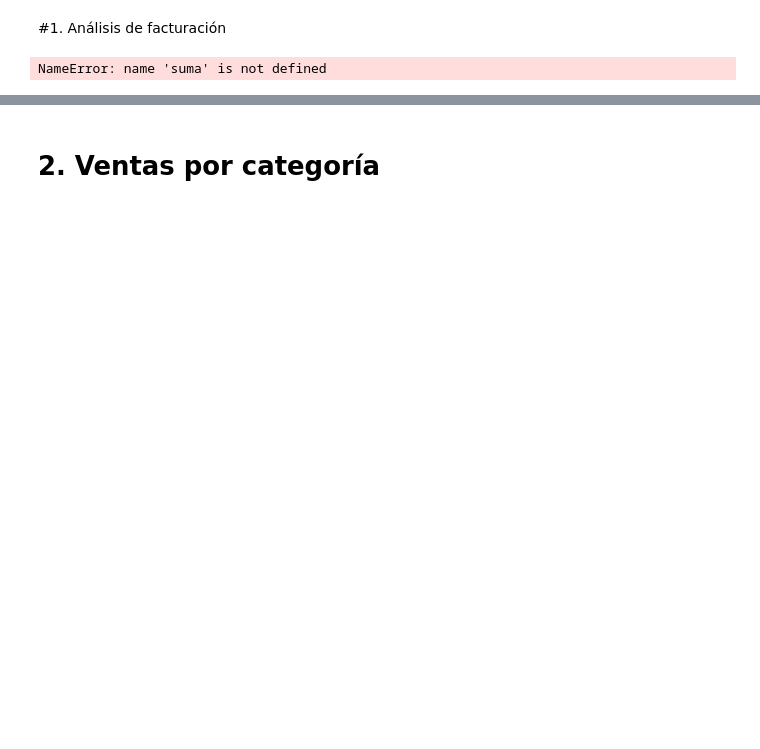
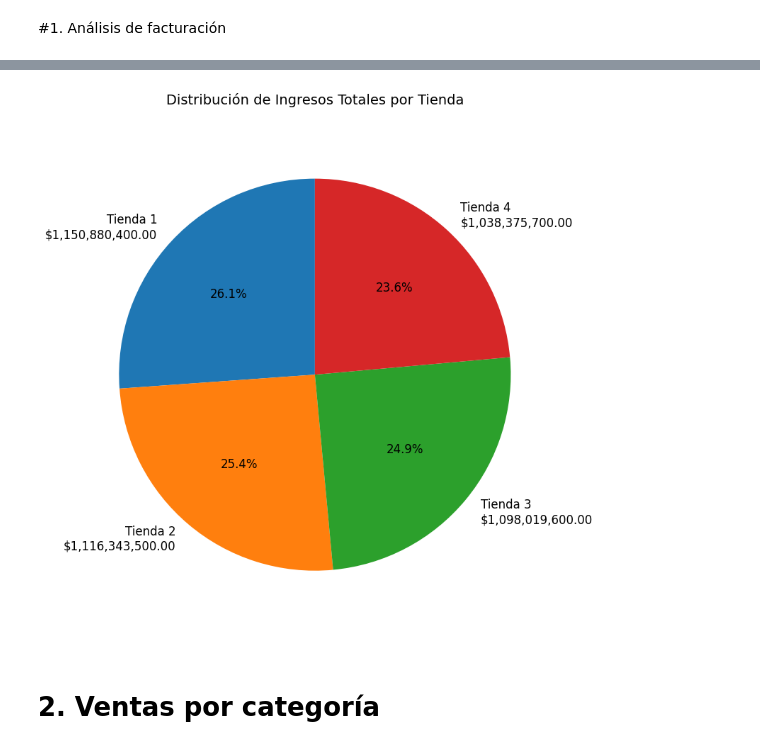
Before and after one commit to 20BaNi00/Amigo-Secreto, a Jupyter notebook: AluraStoreLatam.ipynb, the cells around one changed output, grey strips where cells are left out. Saved outputs shown, nothing was run; the diff lists cells and outputs as text; code cells hidden in the pictures; blank space fills up the shorter version.

```diff
--- a/AluraStoreLatam.ipynb
+++ b/AluraStoreLatam.ipynb
@@ -63,8 +57,0 @@ suma4 = tienda4['Precio'].sum()
-# %%
-lista = ['tienda 1', 'tienda 2', 'tienda 3', 'tienda 4']
-ingreso = [suma, suma2, suma3, suma4]
-
-for i in range(len(lista)):
-  print('Ingreso total de la', lista[i], 'es: $',ingreso[i])
-# %% [output]
-NameError: name 'suma' is not defined
@@ -70,0 +95,64 @@ NameError: name 'suma' is not defined
+# %%
+import pandas as pd
+import matplotlib.pyplot as plt
+
+# ### Importación de datos
+!pip install pandas pyarrow
+!pip install plotly
+!pip install nbformat
+
+url = "https://raw.githubusercontent.com/alura-es-cursos/challenge1-data-science-latam/refs/heads/main/base-de-datos-challenge1-latam/tienda_1%20.csv"
+url2 = "https://raw.githubusercontent.com/alura-es-cursos/challenge1-data-science-latam/refs/heads/main/base-de-datos-challenge1-latam/tienda_2.csv"
+url3 = "https://raw.githubusercontent.com/alura-es-cursos/challenge1-data-science-latam/refs/heads/main/base-de-datos-challenge1-latam/tienda_3.csv"
+url4 = "https://raw.githubusercontent.com/alura-es-cursos/challenge1-data-science-latam/refs/heads/main/base-de-datos-challenge1-latam/tienda_4.csv"
+
+tienda = pd.read_csv(url)
+tienda2 = pd.read_csv(url2)
+tienda3 = pd.read_csv(url3)
+tienda4 = pd.read_csv(url4)
+
+tienda.head()
+
+# #1. Análisis de facturación
+#
+#
+# Función para dar formato estilo moneda al resultado
+def format_currency(amount):
+  return '${:,.2f}'.format(amount)
+
+# List of dataframes and their names
+tiendas = {
+    'Tienda 1': tienda,
+    'Tienda 2': tienda2,
+    'Tienda 3': tienda3,
+    'Tienda 4': tienda4
+}
+
+# Calculate total sales for each store using a loop
+totales = []
+nombres_tiendas = []
+
+for nombre, df in tiendas.items():
+  total = df['Precio'].sum()
+  totales.append(total)
+  nombres_tiendas.append(nombre)
+  print(f"Total de ventas {nombre}: {format_currency(total)}")
+
+colores = ['#1f77b4', '#ff7f0e', '#2ca02c', '#d62728']  # Azul, naranja, verde, rojo
+
+# Verificar que haya datos válidos
+if sum(totales) <= 0:
+  print("Error: No hay datos válidos para generar el gráfico de pastel.")
+else:
+  # Crear el gráfico de pastel
+  plt.figure(figsize=(8, 8))
+  # Generar el gráfico con etiquetas que incluyan el nombre, porcentaje y valor en moneda
+  labels = [f"{nombre}\n{format_currency(total)}" for nombre, total in zip(nombres_tiendas, totales)]
+  plt.pie(totales, labels=labels, colors=colores, autopct='%1.1f%%', startangle=90, textprops={'fontsize': 12})
+  plt.title('Distribución de Ingresos Totales por Tienda', fontsize=14)
+  # Hacer que el gráfico sea circular
+  plt.axis('equal')
+  # Ajustar el diseño
+  plt.savefig('distribucion_ingresos_por_tienda.png')
+  plt.tight_layout()
+# %% [output]
@@ -71,2 +176,3 @@ NameError: name 'suma' is not defined
+[figure, added]
 # %% [markdown]
 # 2. Ventas por categoría
```
Also changed, not shown: parts of 7 cells of this notebook.
